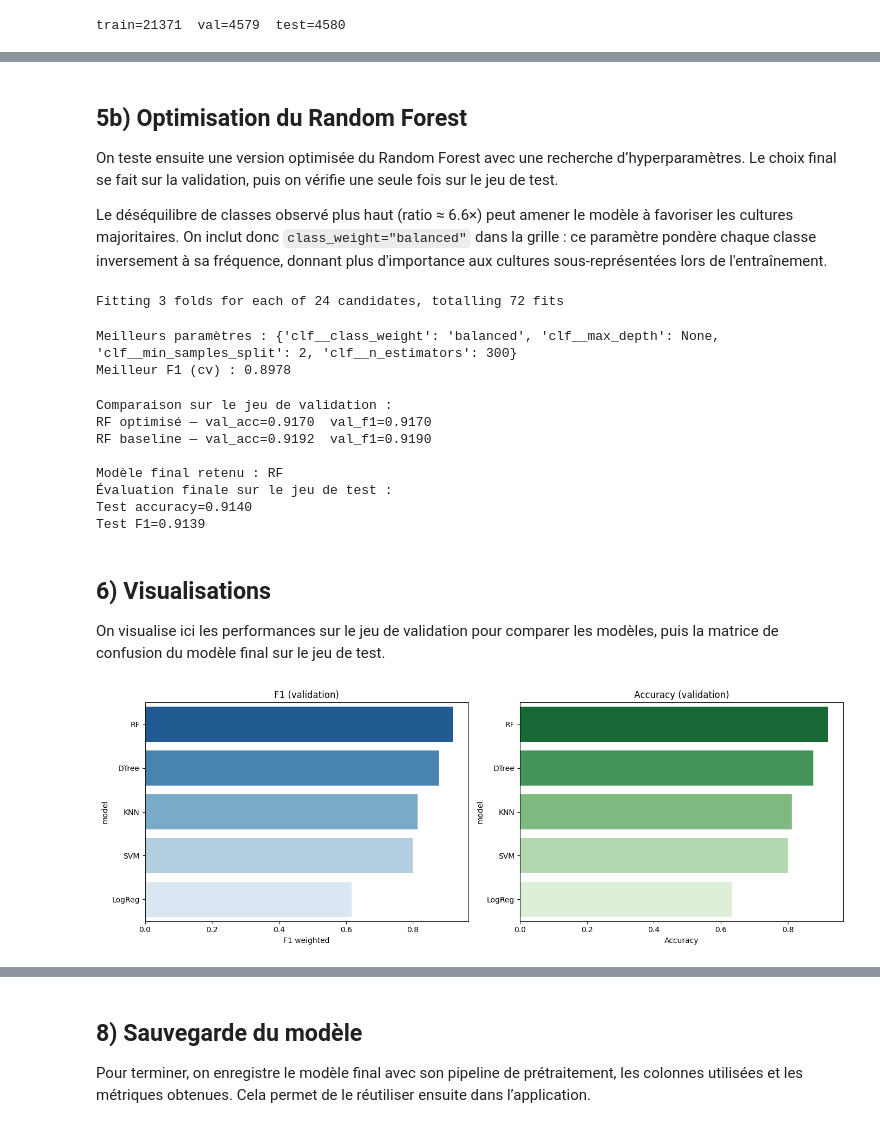
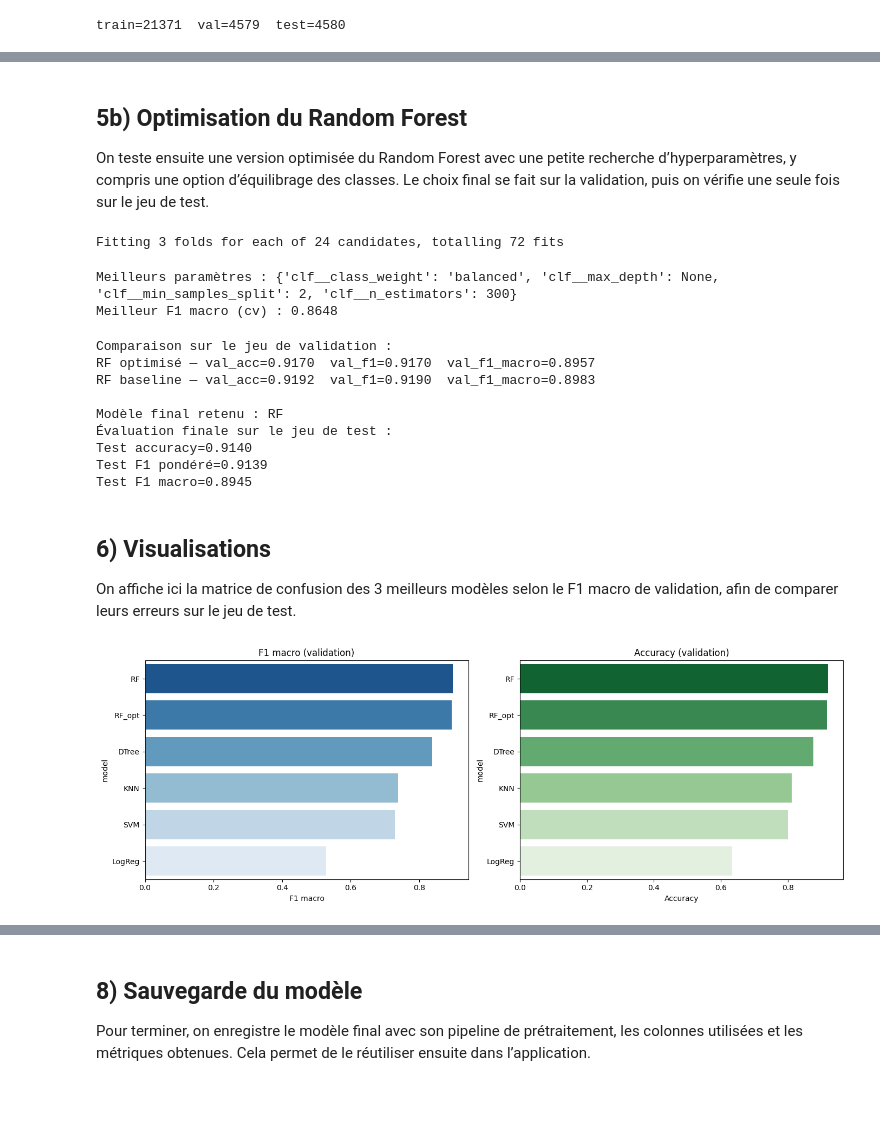
Before and after one commit to Mustafadr33/Smart-Agriculture-ML, a Jupyter notebook: notebooks/module1_crop_recommendation.ipynb, the cells around one changed output, grey strips where cells are left out. Drawn from its saved outputs; the diff is of its cells as text; code cells hidden in the pictures; blank space fills up the shorter version.

Commit message:
use macro

```diff
--- a/notebooks/module1_crop_recommendation.ipynb
+++ b/notebooks/module1_crop_recommendation.ipynb
@@ -175,22 +179,20 @@ for name, clf in models.items():
     pipeline = Pipeline([("prep", preprocessor), ("clf", clf)])
     pipeline.fit(X_train, y_train)
 
-    # évaluation sur validation et test
+    # évaluation sur le jeu de validation uniquement
     yv = pipeline.predict(X_val)
-    yt = pipeline.predict(X_test)
 
     results[name] = {
         "val_acc": accuracy_score(y_val, yv),
         "val_f1": f1_score(y_val, yv, average="weighted"),
-        "test_acc": accuracy_score(y_test, yt),
-        "test_f1": f1_score(y_test, yt, average="weighted"),
+        "val_f1_macro": f1_score(y_val, yv, average="macro"),
         "pipeline": pipeline,
     }
 
 metrics_df = pd.DataFrame([
-    {"model": k, **{m: v[m] for m in ["val_acc", "val_f1", "test_acc", "test_f1"]}}
+    {"model": k, **{m: v[m] for m in ["val_acc", "val_f1", "val_f1_macro"]}}
     for k, v in results.items()
-]).sort_values("val_f1", ascending=False)
+]).sort_values("val_f1_macro", ascending=False)
 
 print(metrics_df)
 # %% [output]
@@ -219,9 +223,7 @@ Validation accuracy : 0.9192
 Le jeu de test est gardé pour la vérification finale.
 # %% [markdown]
 ## 5b) Optimisation du Random Forest
-On teste ensuite une version optimisée du Random Forest avec une recherche d’hyperparamètres. Le choix final se fait sur la validation, puis on vérifie une seule fois sur le jeu de test.
-
-Le déséquilibre de classes observé plus haut (ratio ≈ 6.6×) peut amener le modèle à favoriser les cultures majoritaires. On inclut donc `class_weight="balanced"` dans la grille : ce paramètre pondère chaque classe inversement à sa fréquence, donnant plus d'importance aux cultures sous-représentées lors de l'entraînement.
+On teste ensuite une version optimisée du Random Forest avec une petite recherche d’hyperparamètres, y compris une option d’équilibrage des classes. Le choix final se fait sur la validation, puis on vérifie une seule fois sur le jeu de test.
 # %%
 from sklearn.model_selection import GridSearchCV
 
@@ -237,69 +239,98 @@ rf_pipeline = Pipeline([
     ("clf", RandomForestClassifier(random_state=SEED)),
 ])
 
-grid_search = GridSearchCV(rf_pipeline, param_grid, cv=3, scoring="f1_weighted", n_jobs=-1, verbose=1)
+grid_search = GridSearchCV(rf_pipeline, param_grid, cv=3, scoring="f1_macro", n_jobs=-1, verbose=1)
 grid_search.fit(X_train, y_train)
 
 print(f"Meilleurs paramètres : {grid_search.best_params_}")
-print(f"Meilleur F1 (cv) : {grid_search.best_score_:.4f}")
+print(f"Meilleur F1 macro (cv) : {grid_search.best_score_:.4f}")
 # %% [output]
 Fitting 3 folds for each of 24 candidates, totalling 72 fits
 Meilleurs paramètres : {'clf__class_weight': 'balanced', 'clf__max_depth': None, 'clf__min_samples_split': 2, 'clf__n_estimators': 300}
-Meilleur F1 (cv) : 0.8978
+Meilleur F1 macro (cv) : 0.8648
 # %%
 # comparaison du RF optimisé avec le RF baseline sur la validation
 best_rf = grid_search.best_estimator_
 
 yv_opt = best_rf.predict(X_val)
+yt_opt = best_rf.predict(X_test)
 rf_val_acc = accuracy_score(y_val, yv_opt)
 rf_val_f1 = f1_score(y_val, yv_opt, average='weighted')
+rf_val_f1_macro = f1_score(y_val, yv_opt, average='macro')
+rf_test_acc = accuracy_score(y_test, yt_opt)
+rf_test_f1 = f1_score(y_test, yt_opt, average='weighted')
+rf_test_f1_macro = f1_score(y_test, yt_opt, average='macro')
+
+results["RF_opt"] = {
+    "val_acc": rf_val_acc,
+    "val_f1": rf_val_f1,
+    "val_f1_macro": rf_val_f1_macro,
+    "test_acc": rf_test_acc,
+    "test_f1": rf_test_f1,
+    "test_f1_macro": rf_test_f1_macro,
+    "pipeline": best_rf,
+}
+
+metrics_df = pd.DataFrame([
+    {"model": k, **{m: v[m] for m in ["val_acc", "val_f1", "val_f1_macro"]}}
+    for k, v in results.items()
+]).sort_values("val_f1_macro", ascending=False)
 
 print("Comparaison sur le jeu de validation :")
-print(f"RF optimisé — val_acc={rf_val_acc:.4f}  val_f1={rf_val_f1:.4f}")
-print(f"RF baseline — val_acc={results['RF']['val_acc']:.4f}  val_f1={results['RF']['val_f1']:.4f}")
+print(f"RF optimisé — val_acc={rf_val_acc:.4f}  val_f1={rf_val_f1:.4f}  val_f1_macro={rf_val_f1_macro:.4f}")
+print(f"RF baseline — val_acc={results['RF']['val_acc']:.4f}  val_f1={results['RF']['val_f1']:.4f}  val_f1_macro={results['RF']['val_f1_macro']:.4f}")
 
 final_model_name = best_model_name
 final_pipeline = best_pipeline
+final_val_acc = results[best_model_name]["val_acc"]
+final_val_f1 = results[best_model_name]["val_f1"]
+final_val_f1_macro = results[best_model_name]["val_f1_macro"]
 
-if rf_val_f1 > results['RF']['val_f1']:
-    final_model_name = "RF optimisé"
+if rf_val_f1_macro > final_val_f1_macro:
+    final_model_name = "RF_opt"
     final_pipeline = best_rf
+    final_val_acc = rf_val_acc
+    final_val_f1 = rf_val_f1
+    final_val_f1_macro = rf_val_f1_macro
 
 yt_final = final_pipeline.predict(X_test)
 final_test_acc = accuracy_score(y_test, yt_final)
 final_test_f1 = f1_score(y_test, yt_final, average='weighted')
+final_test_f1_macro = f1_score(y_test, yt_final, average='macro')
 final_cm = confusion_matrix(y_test, yt_final, labels=labels)
 
 print(f"\nModèle final retenu : {final_model_name}")
 print("Évaluation finale sur le jeu de test :")
 print(f"Test accuracy={final_test_acc:.4f}")
-print(f"Test F1={final_test_f1:.4f}")
+print(f"Test F1 pondéré={final_test_f1:.4f}")
+print(f"Test F1 macro={final_test_f1_macro:.4f}")
 # %% [output]
 Comparaison sur le jeu de validation :
-RF optimisé — val_acc=0.9170  val_f1=0.9170
-RF baseline — val_acc=0.9192  val_f1=0.9190
+RF optimisé — val_acc=0.9170  val_f1=0.9170  val_f1_macro=0.8957
+RF baseline — val_acc=0.9192  val_f1=0.9190  val_f1_macro=0.8983
 
 Modèle final retenu : RF
 Évaluation finale sur le jeu de test :
 Test accuracy=0.9140
-Test F1=0.9139
+Test F1 pondéré=0.9139
+Test F1 macro=0.8945
 # %% [markdown]
 ## 6) Visualisations
-On visualise ici les performances sur le jeu de validation pour comparer les modèles, puis la matrice de confusion du modèle final sur le jeu de test.
+On affiche ici la matrice de confusion des 3 meilleurs modèles selon le F1 macro de validation, afin de comparer leurs erreurs sur le jeu de test.
 # %%
 fig, (ax1, ax2) = plt.subplots(1, 2, figsize=(14, 5))
 
-ordered = metrics_df.sort_values("val_f1", ascending=False)
-sns.barplot(data=ordered, x="val_f1", y="model", hue="model", palette="Blues_r", legend=False, ax=ax1)
-ax1.set_title("F1 (validation)")
-ax1.set_xlabel("F1 weighted")
+ordered = metrics_df.sort_values("val_f1_macro", ascending=False)
+sns.barplot(data=ordered, x="val_f1_macro", y="model", hue="model", palette="Blues_r", legend=False, ax=ax1)
+ax1.set_title("F1 macro (validation)")
+ax1.set_xlabel("F1 macro")
 
 sns.barplot(data=ordered, x="val_acc", y="model", hue="model", palette="Greens_r", legend=False, ax=ax2)
 ax2.set_title("Accuracy (validation)")
 ax2.set_xlabel("Accuracy")
 
 plt.tight_layout()
 plt.show()
 # %% [output]
-[figure, old version]
+[figure, new version]
 # %%
```
Also changed, not shown: parts of 12 cells of this notebook.
